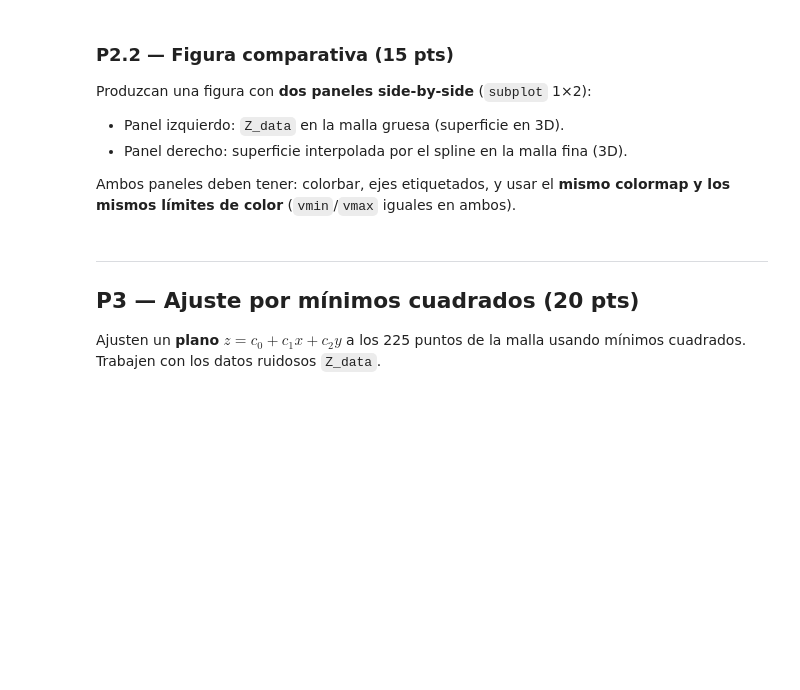
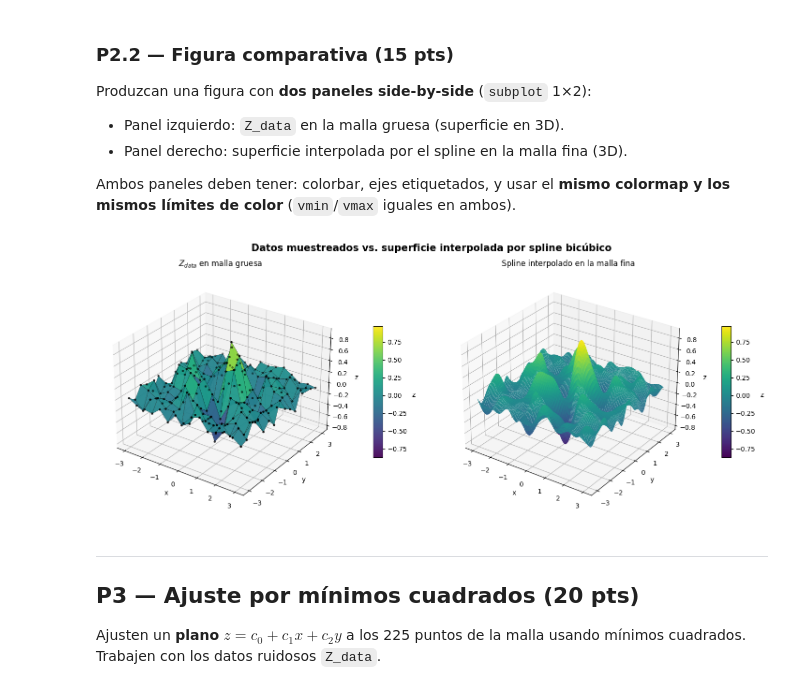
Before and after one commit to manubastidas/programacionCientifica, a Jupyter notebook: Evaluacion/castaño_salcedo_evaluacion1.ipynb, the cells around one changed output. Cells and saved outputs as stored; diff of their text form; code cells hidden in the pictures; blank space fills up the shorter version.

Commit message:
add: interpolacion spline y ajuste LS

```diff
--- a/Evaluacion/castaño_salcedo_evaluacion1.ipynb
+++ b/Evaluacion/castaño_salcedo_evaluacion1.ipynb
@@ -170,3 +170,17 @@ Usen `RectBivariateSpline` de `scipy.interpolate` para construir un spline bicú
 Construyan el spline con `kx=3, ky=3` y evalúenlo en una malla fina de **100×100 puntos** en $[-3,3]\times[-3,3]$.
 # %%
 # TODO P2.1: construir el spline bicúbico y evaluar en malla fina
+
+spline = RectBivariateSpline(x_raw, y_raw, Z_data, kx=3, ky=3)
+
+n_fine = 100
+x_fine = np.linspace(-3, 3, n_fine)
+y_fine = np.linspace(-3, 3, n_fine)
+
+Z_spline = spline(x_fine, y_fine)
+
+X_fine, Y_fine = np.meshgrid(x_fine, y_fine, indexing='ij')
+
+print(f"Spline bicúbico construido (kx=3, ky=3)")
+print(f"Malla fina: {n_fine}x{n_fine} puntos en [-3,3]x[-3,3]")
+print(f"Z_spline shape: {Z_spline.shape}")
@@ -180,6 +198,42 @@ Produzcan una figura con **dos paneles side-by-side** (`subplot` 1×2):
 Ambos paneles deben tener: colorbar, ejes etiquetados, y usar el **mismo colormap y los mismos límites de color** (`vmin`/`vmax` iguales en ambos).
 # %%
 # TODO P2.2: figura comparativa datos vs spline
+
+vmin = min(Z_data.min(), Z_spline.min())
+vmax = max(Z_data.max(), Z_spline.max())
+cmap = 'viridis'
+
+fig = plt.figure(figsize=(15, 6))
+fig.suptitle("Datos muestreados vs. superficie interpolada por spline bicúbico",
+             fontsize=15, fontweight='bold', y=0.98)
+
+ax1 = fig.add_subplot(1, 2, 1, projection='3d')
+s1 = ax1.plot_surface(X_raw, Y_raw, Z_data, cmap=cmap, vmin=vmin, vmax=vmax,
+                      rstride=1, cstride=1, linewidth=0.2, edgecolor='k',
+                      antialiased=True, alpha=0.95)
+ax1.scatter(X_raw, Y_raw, Z_data, color='k', s=6, depthshade=True)
+ax1.set_title(f"$Z_{{data}}$ en malla gruesa", fontsize=12, pad=10)
+ax1.set_xlabel("x"); ax1.set_ylabel("y"); ax1.set_zlabel("z")
+ax1.set_zlim(vmin, vmax)
+ax1.view_init(elev=28, azim=-55)
+cb1 = fig.colorbar(s1, ax=ax1, shrink=0.55, aspect=14, pad=0.10)
+cb1.set_label("z", rotation=0, labelpad=10)
+
+
+ax2 = fig.add_subplot(1, 2, 2, projection='3d')
+s2 = ax2.plot_surface(X_fine, Y_fine, Z_spline, cmap=cmap, vmin=vmin, vmax=vmax,
+                      rstride=1, cstride=1, linewidth=0, antialiased=True)
+ax2.set_title(f"Spline interpolado en la malla fina", fontsize=12, pad=10)
+ax2.set_xlabel("x"); ax2.set_ylabel("y"); ax2.set_zlabel("z")
+ax2.set_zlim(vmin, vmax)
+ax2.view_init(elev=28, azim=-55)
+cb2 = fig.colorbar(s2, ax=ax2, shrink=0.55, aspect=14, pad=0.10)
+cb2.set_label("z", rotation=0, labelpad=10)
+
+plt.tight_layout(rect=[0, 0, 1, 0.96])
+plt.show()
+# %% [output]
+[figure, added]
 # %% [markdown]
 ---
 ## P3 — Ajuste por mínimos cuadrados (20 pts)
```
Also changed, not shown: parts of 4 cells of this notebook.
